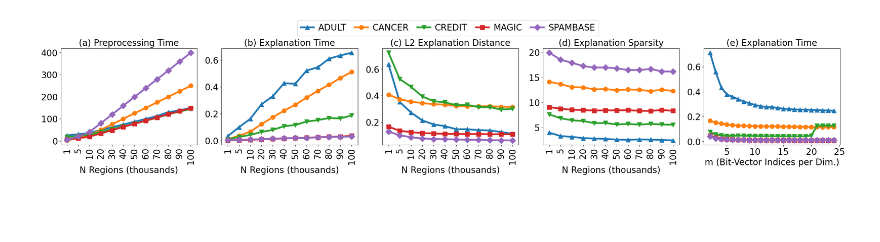
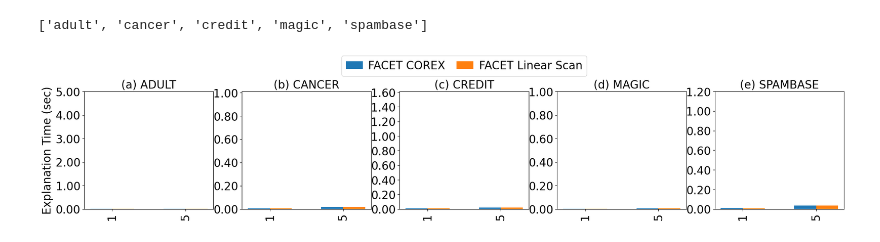
Before and after one commit to PeterVanNostrand/FACET, a Jupyter notebook: figures/index_evaluation.ipynb, the cells around one changed output. Cells and saved outputs as stored; diff of their text form; code cells hidden in the pictures; blank space fills up the shorter version.

```diff
--- a/figures/index_evaluation.ipynb
+++ b/figures/index_evaluation.ipynb
@@ -197,11 +258,2 @@ def render_plot_ax(xfeats, yfeats, xlabels=None, ylabels=None, save_name=None, x
     if save_name is not None:
         fig.savefig(output_dir + save_name + fig_type, bbox_inches="tight", facecolor='w')
-# %%
-ylabels = ["Preprocessing Time", "Explanation Time", "L2 Explanation Distance", "Explanation Sparsity", "Explanation Time"]
-xlabels = ["N Regions (thousands)", "N Regions (thousands)", "N Regions (thousands)", "N Regions (thousands)", "m (Bit-Vector Indices per Dim.)"]
-titles = ["Preproc Time vs N Regions", "Expl Time vs N Regions", "Expl Time vs N Regions", "Expl Sparsity vs N Regions", "Expl Timve vs m"]
-xfeats = ["n_rects", "n_rects", "n_rects", "n_rects", "facet_m"]
-yfeats = ["prep_time", "sample_time", "avg_dist", "avg_length", "sample_time"]
-render_plot_ax(xfeats=xfeats, yfeats=yfeats, ylabels=None, xlabels=xlabels, titles=ylabels, save_name=fig_save_name_1)
-# %% [output]
-[figure, removed]
@@ -258 +260,11 @@ def render_bar_ax(xfeature, yfeature, xlabel, ylabel, title, save_name=None, xra
+# %%
+# ########## MAIN PAPER DATASETS - COMPARING LINEAR TO BITVECTOR
+datasets = ["adult", "cancer", "credit", "magic", "spambase"]
+yticks_multi = [np.arange(0.0, 5.5, 1), np.arange(0.0, 1.02, 0.2), np.arange(0.0, 1.8, 0.2),
+                np.arange(0, 1.3, 0.2), np.arange(0.0, 1.5, 0.2)]
+yrange_multi = [[0.0, 5.0001], [0.0, 1.01], [0.0, 1.61], [0.0, 1], [0.0, 1.2]]
+render_bar_ax(datasets, xfeature="n_rects", yfeature="sample_time", xlabel="N Regions (thousands)", ylabel="Explanation Time (sec)", title="Explanation Time vs NRegions", save_name=fig_save_name_2, yrange_multi=yrange_multi, yticks_multi=yticks_multi)
+# %% [output]
+['adult', 'cancer', 'credit', 'magic', 'spambase']
+[figure, added]
 # %%
```
Also changed, not shown: parts of 18 cells of this notebook, 5 other files.
